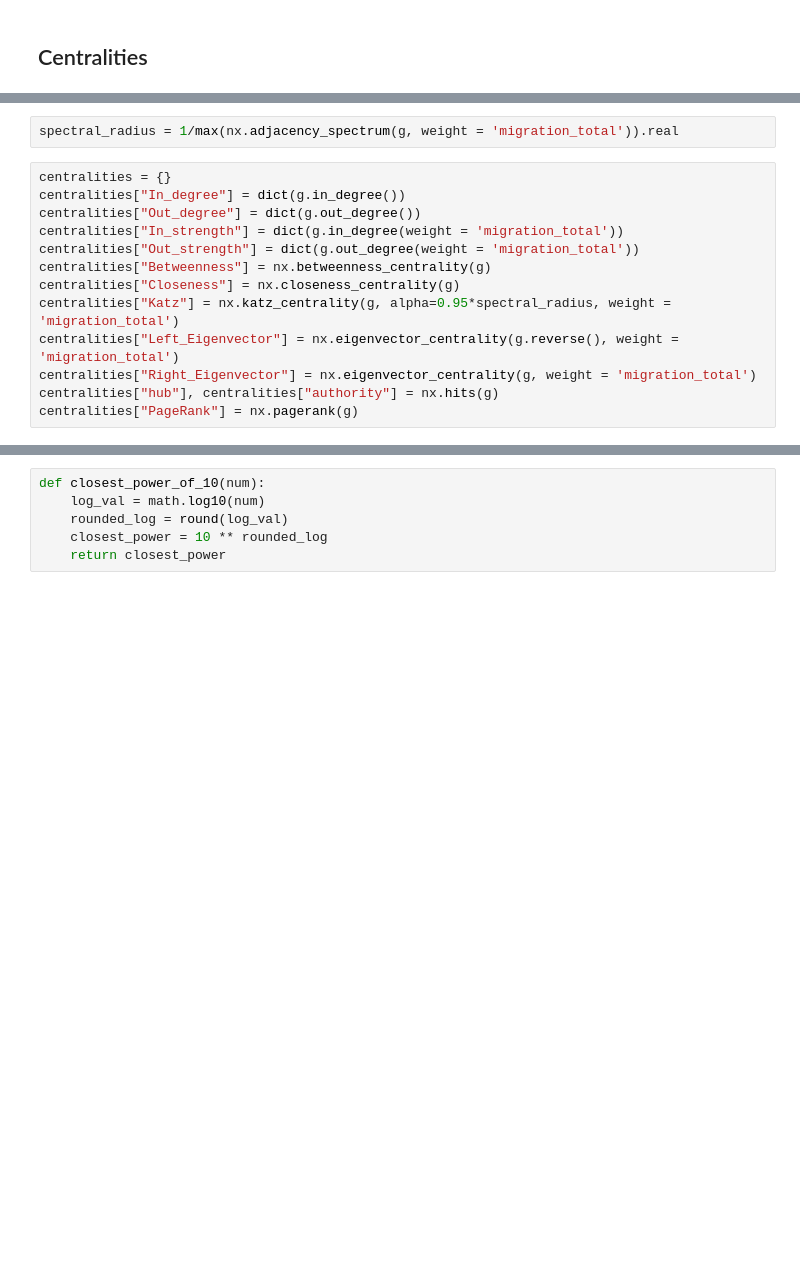
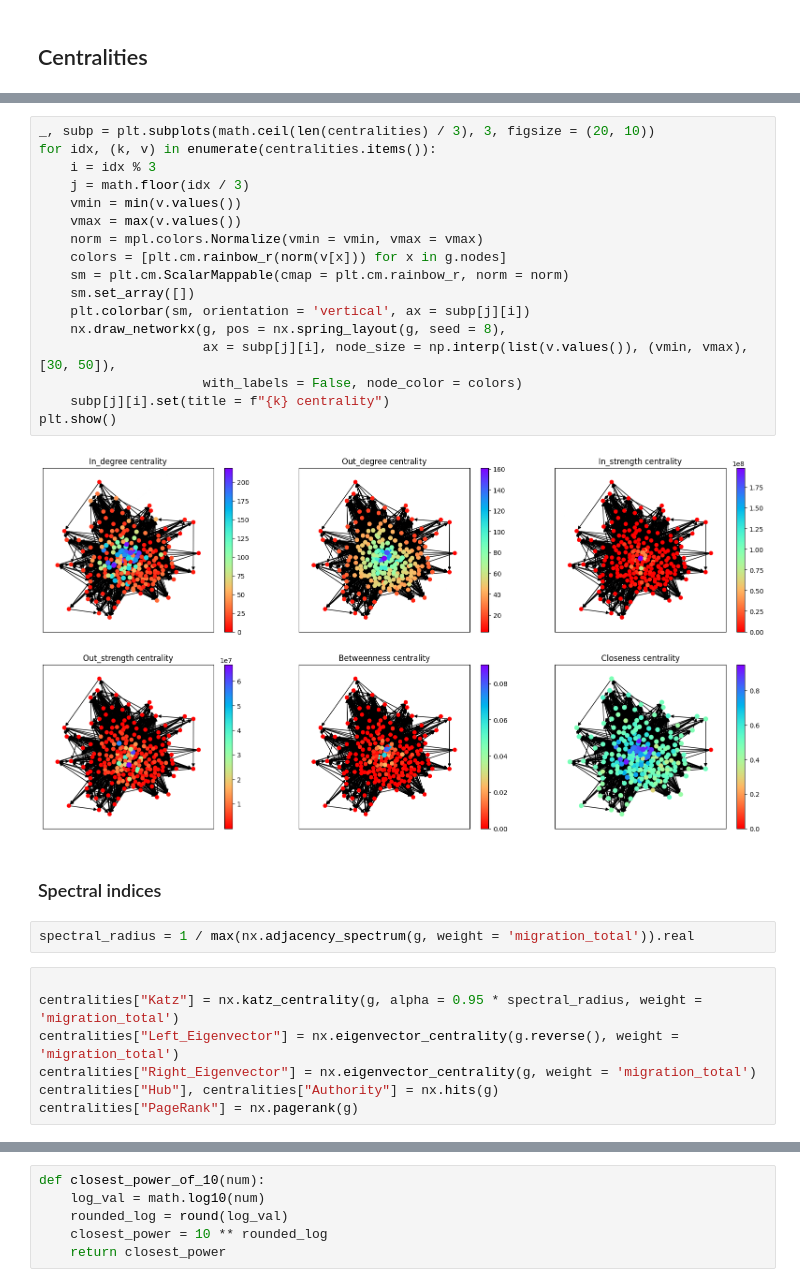
Before and after one commit to Ethangx8/AdvancedDataScienceCN, a Jupyter notebook: notebook/notebook.ipynb, the cells around one changed output, grey strips where cells are left out. Drawn from its saved outputs; the diff is of its cells as text; blank space fills up the shorter version.

```diff
--- a/notebook/notebook.ipynb
+++ b/notebook/notebook.ipynb
@@ -106,17 +117,32 @@ plt.show()
+# %%
+_, subp = plt.subplots(math.ceil(len(centralities) / 3), 3, figsize = (20, 10))
+for idx, (k, v) in enumerate(centralities.items()):
+    i = idx % 3
+    j = math.floor(idx / 3)
+    vmin = min(v.values())
+    vmax = max(v.values())
+    norm = mpl.colors.Normalize(vmin = vmin, vmax = vmax)
+    colors = [plt.cm.rainbow_r(norm(v[x])) for x in g.nodes]
+    sm = plt.cm.ScalarMappable(cmap = plt.cm.rainbow_r, norm = norm)
+    sm.set_array([])
+    plt.colorbar(sm, orientation = 'vertical', ax = subp[j][i])
+    nx.draw_networkx(g, pos = nx.spring_layout(g, seed = 8),
+                     ax = subp[j][i], node_size = np.interp(list(v.values()), (vmin, vmax), [30, 50]),
+                     with_labels = False, node_color = colors)
+    subp[j][i].set(title = f"{k} centrality")
+plt.show()
+# %% [output]
+[figure, added]
+# %% [markdown]
+### Spectral indices
 # %%
-spectral_radius = 1/max(nx.adjacency_spectrum(g, weight = 'migration_total')).real
+spectral_radius = 1 / max(nx.adjacency_spectrum(g, weight = 'migration_total')).real
 # %%
-centralities = {}
-centralities["In_degree"] = dict(g.in_degree())
-centralities["Out_degree"] = dict(g.out_degree())
-centralities["In_strength"] = dict(g.in_degree(weight = 'migration_total'))
-centralities["Out_strength"] = dict(g.out_degree(weight = 'migration_total'))
-centralities["Betweenness"] = nx.betweenness_centrality(g)
-centralities["Closeness"] = nx.closeness_centrality(g)
-centralities["Katz"] = nx.katz_centrality(g, alpha=0.95*spectral_radius, weight = 'migration_total')
+
+centralities["Katz"] = nx.katz_centrality(g, alpha = 0.95 * spectral_radius, weight = 'migration_total')
 centralities["Left_Eigenvector"] = nx.eigenvector_centrality(g.reverse(), weight = 'migration_total')
 centralities["Right_Eigenvector"] = nx.eigenvector_centrality(g, weight = 'migration_total')
-centralities["hub"], centralities["authority"] = nx.hits(g)
+centralities["Hub"], centralities["Authority"] = nx.hits(g)
 centralities["PageRank"] = nx.pagerank(g)
 # %%
 centralities_df = pd.DataFrame(centralities)
```
Also changed, not shown: parts of 19 cells of this notebook.
